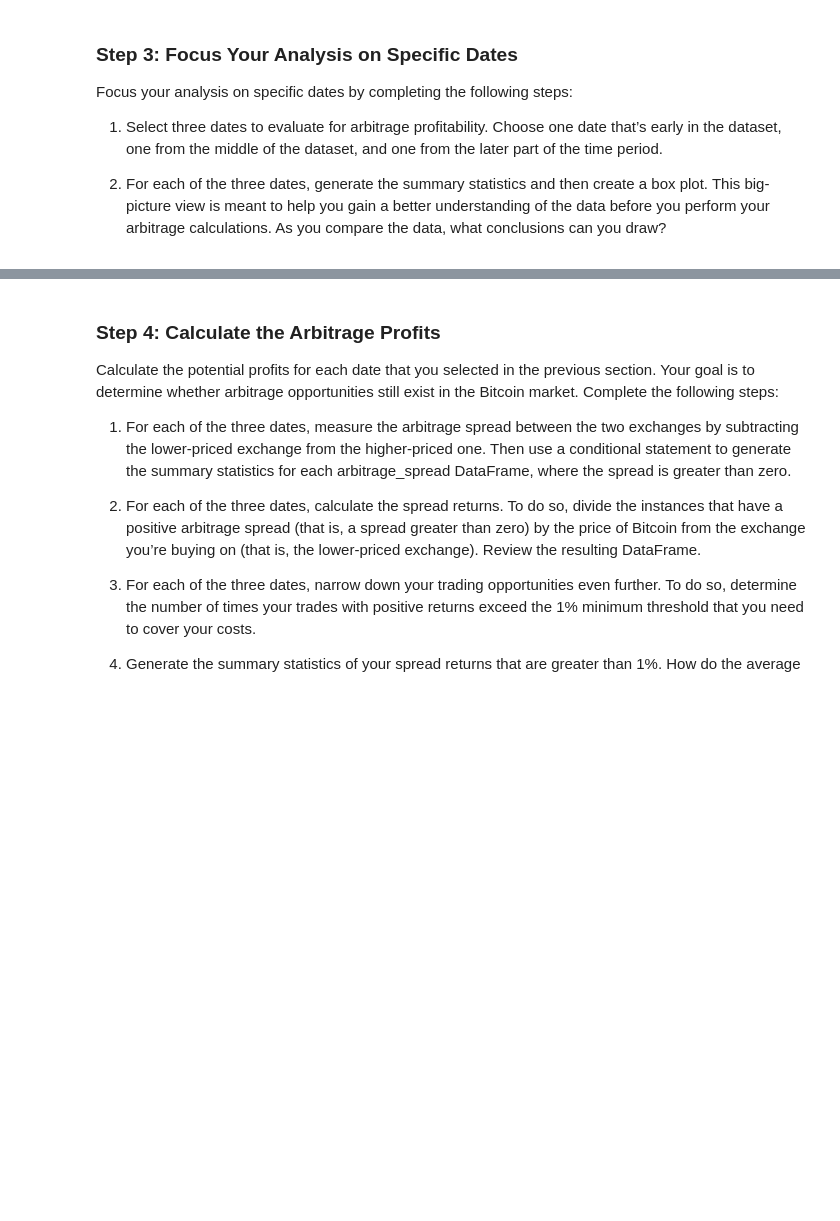
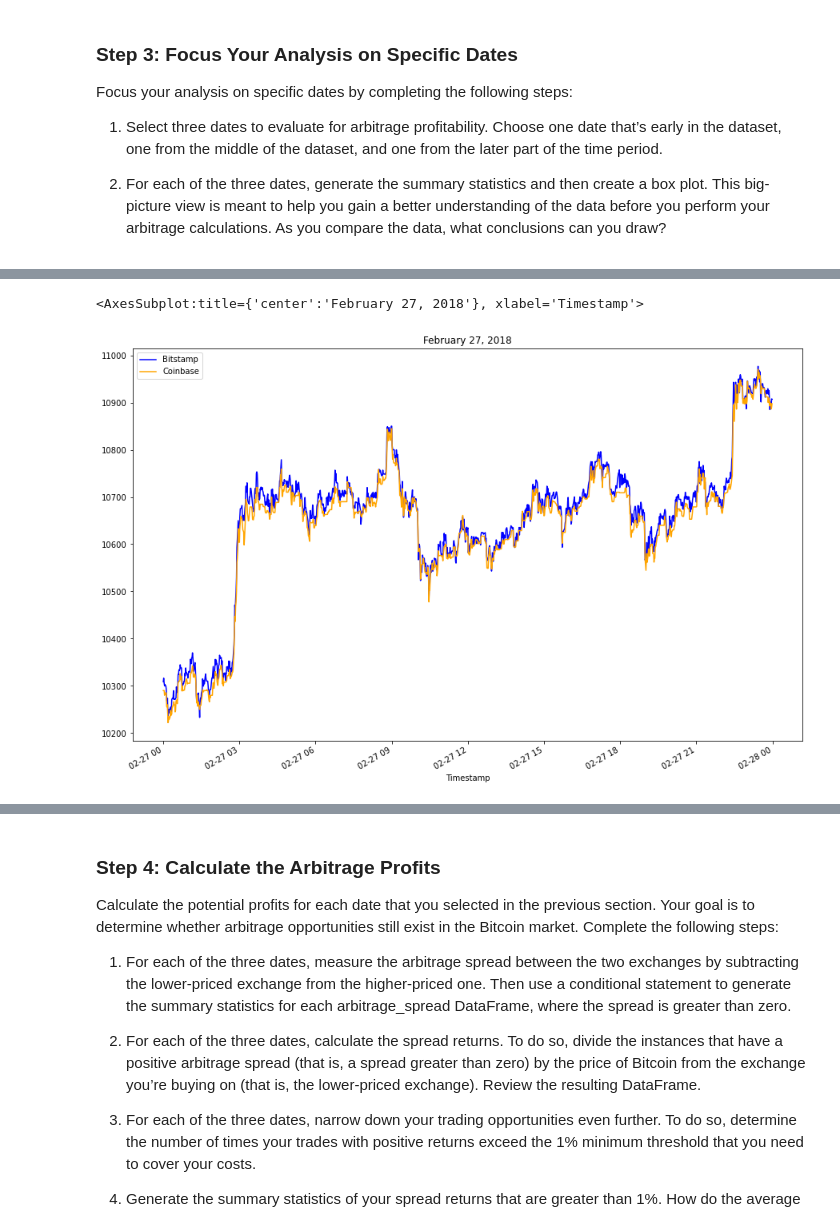
Before and after one commit to carljfrederick/crypto-cpa-data, a Jupyter notebook: crypto_arbitrage.ipynb, the cells around one changed output, grey strips where cells are left out. Saved outputs shown, nothing was run; the diff lists cells and outputs as text; code cells hidden in the pictures; blank space fills up the shorter version.

```diff
--- a/crypto_arbitrage.ipynb
+++ b/crypto_arbitrage.ipynb
@@ -353,5 +369,8 @@ arbitrage_spread_early = # YOUR CODE HERE
 # %%
-# Create an overlay plot that visualizes the two dataframes over a period of one day from the middle of the dataset.
-# Be sure that the plots include the parameters `legend`, `figsize`, `title`, `color` and `label`
-# YOUR CODE HERE
+# Creates an overlay plot that visualizes the two dataframes over a period of one day from the middle of the dataset.
+bitstamp['Close'].loc["2018-02-27"].plot(legend=True, figsize=(15, 10), title= "February 27, 2018", color="blue", label="Bitstamp")
+coinbase['Close'].loc["2018-02-27"].plot(legend=True, figsize=(15, 10), color="orange", label="Coinbase")
+# %% [output]
+<AxesSubplot:title={'center':'February 27, 2018'}, xlabel='Timestamp'>
+[figure, added]
 # %%
```
Also changed, not shown: parts of 8 cells of this notebook.
